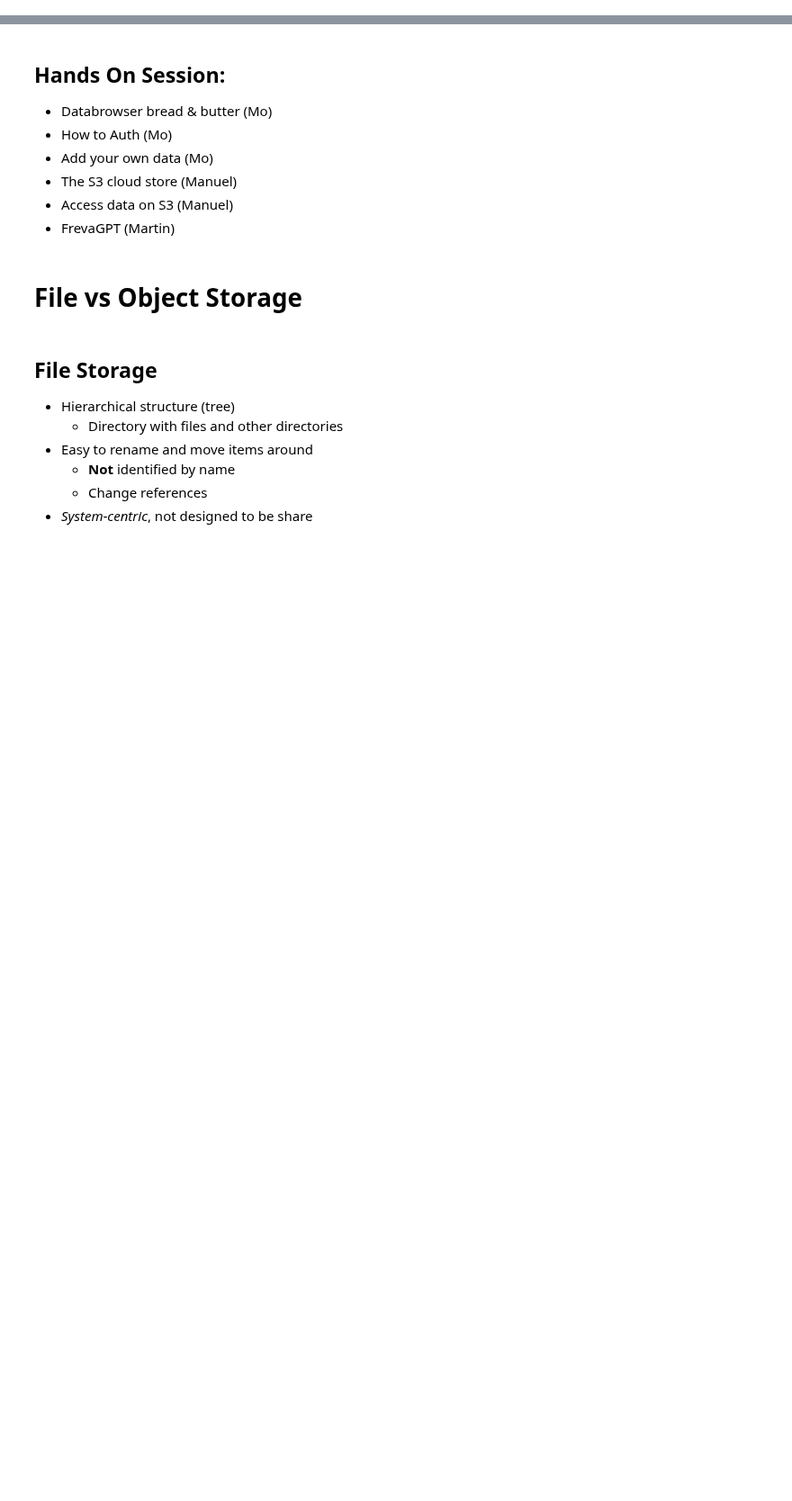
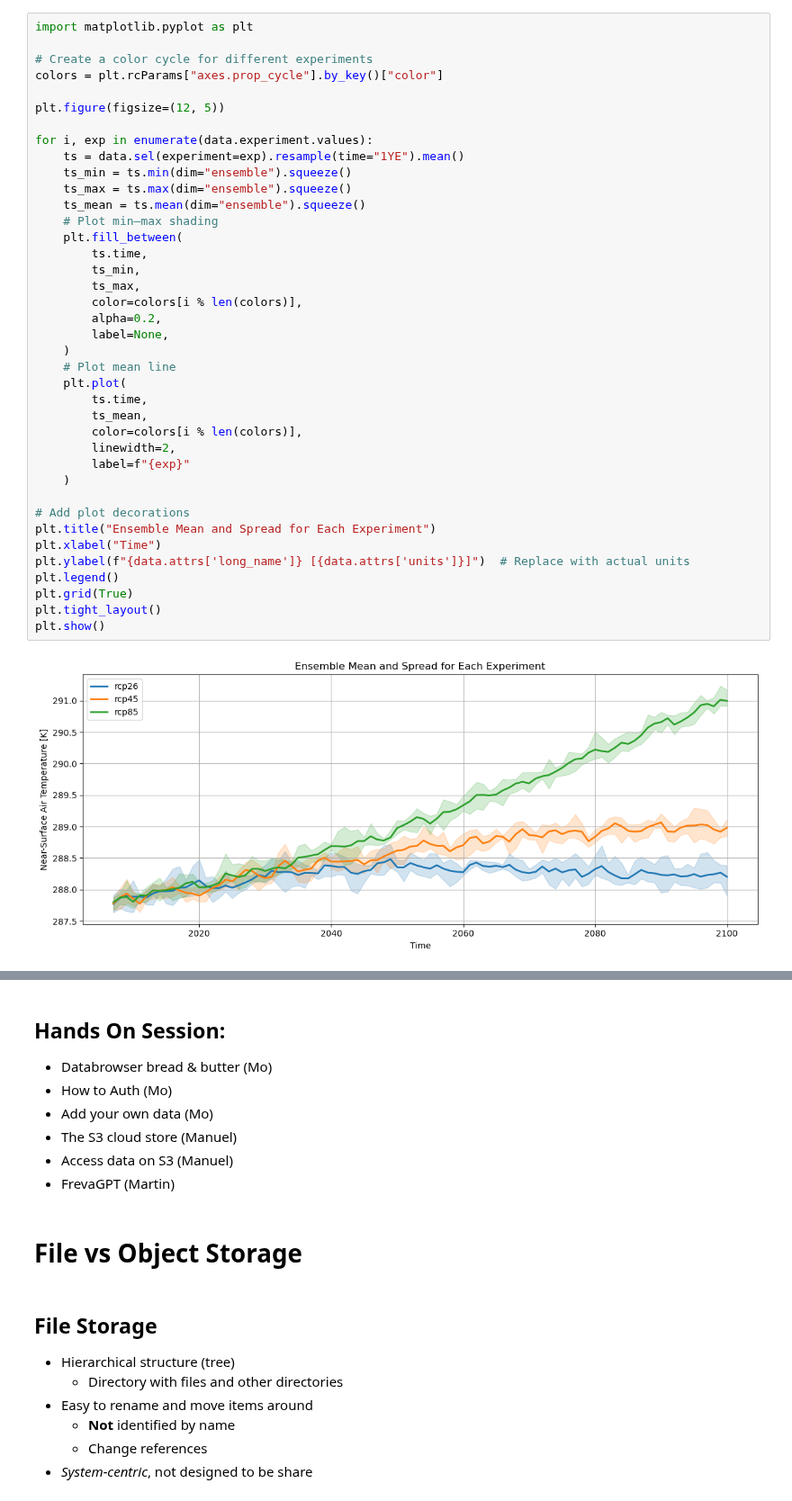
Before and after one commit to freva-org/Talks, a Jupyter notebook: DataSearchWorkshop2025/FrevaWorkshop.ipynb, the cells around one changed output, grey strips where cells are left out. Shown at 90% size. Drawn from its saved outputs; the diff is of its cells as text; blank space fills up the shorter version.

```diff
--- a/DataSearchWorkshop2025/FrevaWorkshop.ipynb
+++ b/DataSearchWorkshop2025/FrevaWorkshop.ipynb
@@ -229,0 +773,41 @@ variable: tas
+# %%
+import matplotlib.pyplot as plt
+
+# Create a color cycle for different experiments
+colors = plt.rcParams["axes.prop_cycle"].by_key()["color"]
+
+plt.figure(figsize=(12, 5))
+
+for i, exp in enumerate(data.experiment.values):
+    ts = data.sel(experiment=exp).resample(time="1YE").mean()
+    ts_min = ts.min(dim="ensemble").squeeze()
+    ts_max = ts.max(dim="ensemble").squeeze()
+    ts_mean = ts.mean(dim="ensemble").squeeze()
+    # Plot min–max shading
+    plt.fill_between(
+        ts.time,
+        ts_min,
+        ts_max,
+        color=colors[i % len(colors)],
+        alpha=0.2,
+        label=None,
+    )
+    # Plot mean line
+    plt.plot(
+        ts.time,
+        ts_mean,
+        color=colors[i % len(colors)],
+        linewidth=2,
+        label=f"{exp}"
+    )
+
+# Add plot decorations
+plt.title("Ensemble Mean and Spread for Each Experiment")
+plt.xlabel("Time")
+plt.ylabel(f"{data.attrs['long_name']} [{data.attrs['units']}]")  # Replace with actual units
+plt.legend()
+plt.grid(True)
+plt.tight_layout()
+plt.show()
+# %% [output]
+[figure, added]
```
Also changed, not shown: parts of 184 cells of this notebook, 18 other files.
